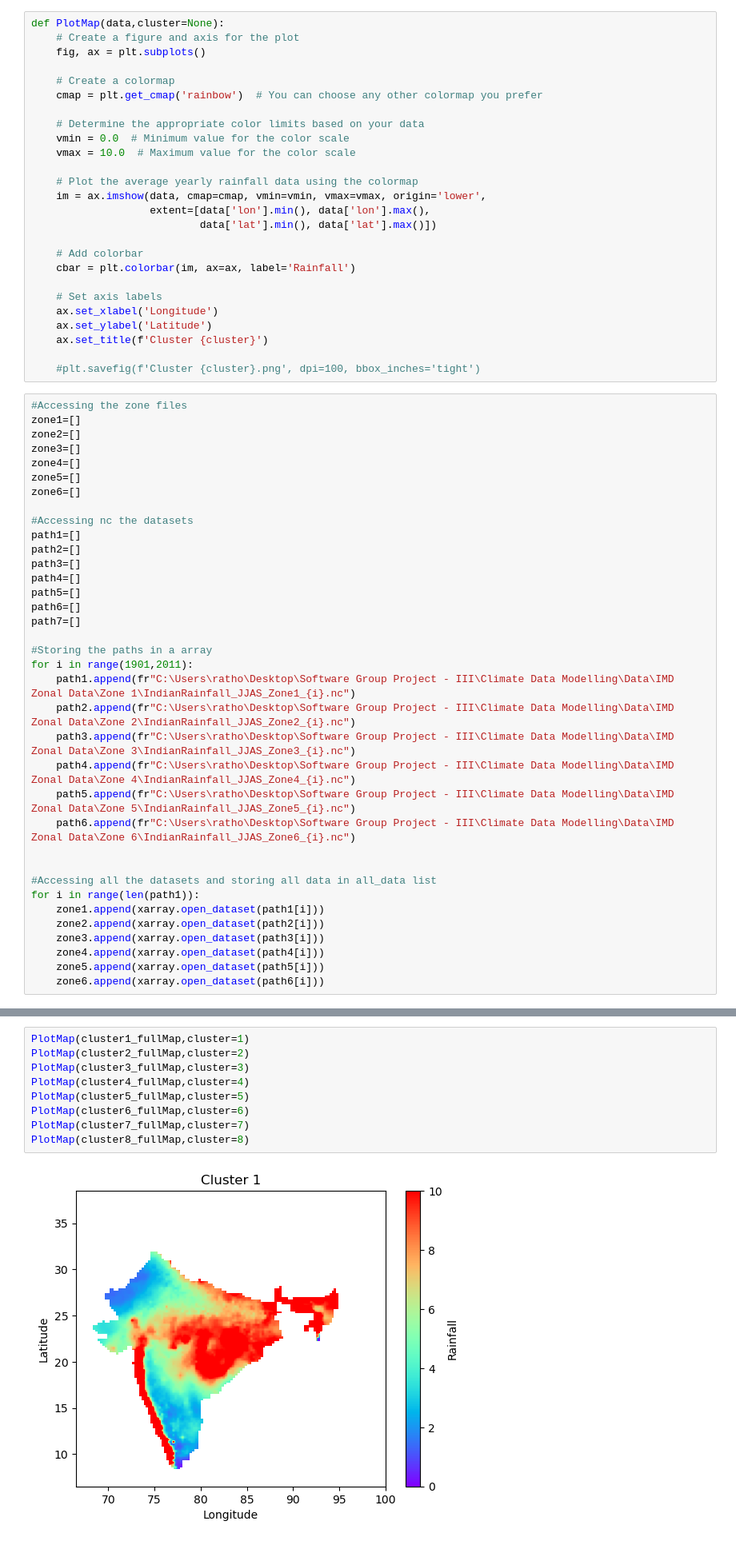
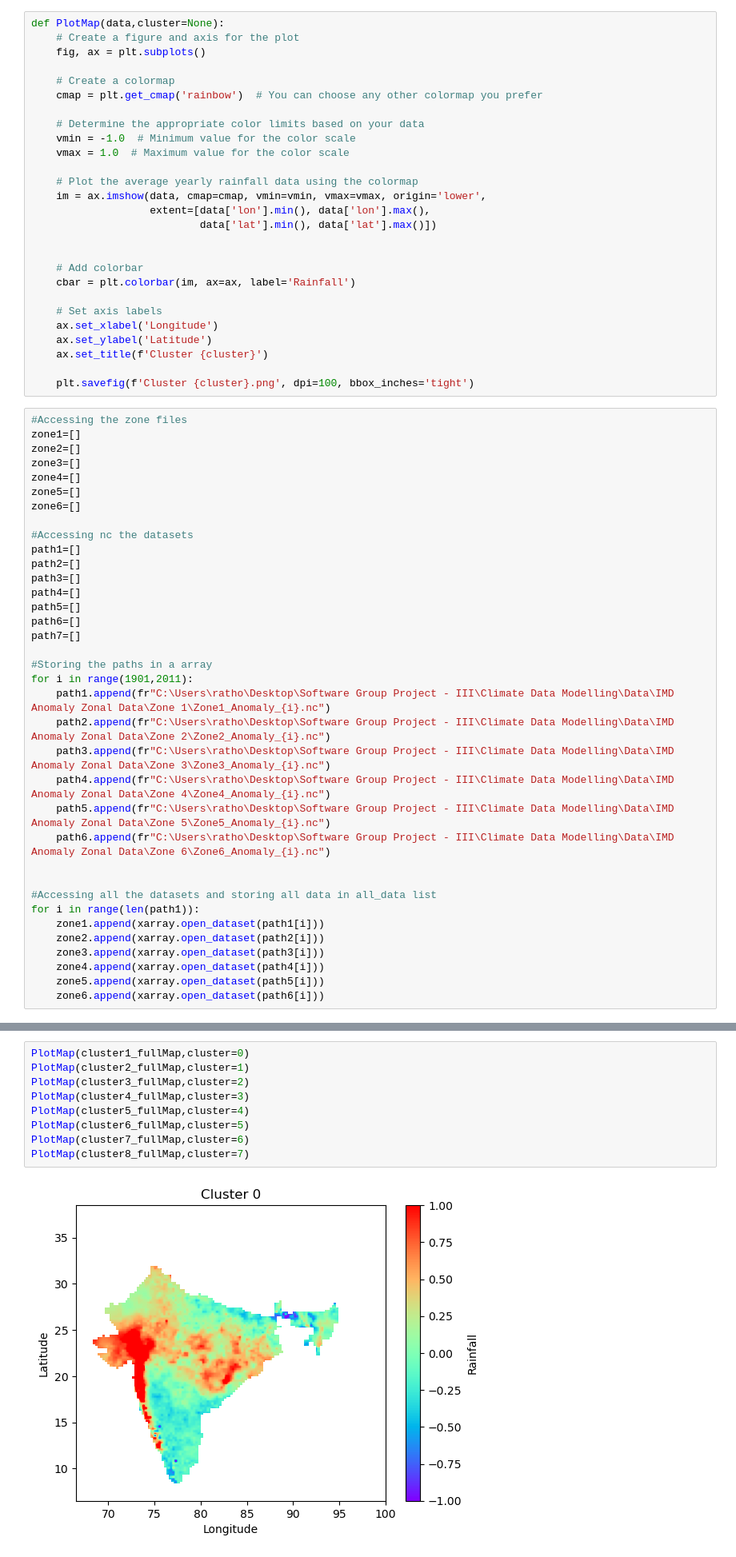
Before and after one commit to KishanRathod17/Climate-Data-Modelling, a Jupyter notebook: Codes/K Means.ipynb, the cells around one changed output, grey strips where cells are left out. Shown at 80% size. Drawn from its saved outputs; the diff is of its cells as text.

```diff
--- a/Codes/K Means.ipynb
+++ b/Codes/K Means.ipynb
@@ -115,13 +115,14 @@ def PlotMap(data,cluster=None):
     cmap = plt.get_cmap('rainbow')  # You can choose any other colormap you prefer
 
     # Determine the appropriate color limits based on your data
-    vmin = 0.0  # Minimum value for the color scale
-    vmax = 10.0  # Maximum value for the color scale
+    vmin = -1.0  # Minimum value for the color scale
+    vmax = 1.0  # Maximum value for the color scale
 
     # Plot the average yearly rainfall data using the colormap
     im = ax.imshow(data, cmap=cmap, vmin=vmin, vmax=vmax, origin='lower',
                    extent=[data['lon'].min(), data['lon'].max(),
                            data['lat'].min(), data['lat'].max()])
+
 
     # Add colorbar
     cbar = plt.colorbar(im, ax=ax, label='Rainfall')
@@ -131,7 +132,7 @@ def PlotMap(data,cluster=None):
     ax.set_ylabel('Latitude')
     ax.set_title(f'Cluster {cluster}')
 
-    #plt.savefig(f'Cluster {cluster}.png', dpi=100, bbox_inches='tight')
+    plt.savefig(f'Cluster {cluster}.png', dpi=100, bbox_inches='tight')
 # %%
 #Accessing the zone files
 zone1=[]
@@ -152,12 +153,12 @@ path7=[]
 
 #Storing the paths in a array
 for i in range(1901,2011):
-    path1.append(fr"C:\Users\ratho\Desktop\Software Group Project - III\Climate Data Modelling\Data\IMD Zonal Data\Zone 1\IndianRainfall_JJAS_Zone1_{i}.nc")
-    path2.append(fr"C:\Users\ratho\Desktop\Software Group Project - III\Climate Data Modelling\Data\IMD Zonal Data\Zone 2\IndianRainfall_JJAS_Zone2_{i}.nc")
-    path3.append(fr"C:\Users\ratho\Desktop\Software Group Project - III\Climate Data Modelling\Data\IMD Zonal Data\Zone 3\IndianRainfall_JJAS_Zone3_{i}.nc")
-    path4.append(fr"C:\Users\ratho\Desktop\Software Group Project - III\Climate Data Modelling\Data\IMD Zonal Data\Zone 4\IndianRainfall_JJAS_Zone4_{i}.nc")
-    path5.append(fr"C:\Users\ratho\Desktop\Software Group Project - III\Climate Data Modelling\Data\IMD Zonal Data\Zone 5\IndianRainfall_JJAS_Zone5_{i}.nc")
-    path6.append(fr"C:\Users\ratho\Desktop\Software Group Project - III\Climate Data Modelling\Data\IMD Zonal Data\Zone 6\IndianRainfall_JJAS_Zone6_{i}.nc")
+    path1.append(fr"C:\Users\ratho\Desktop\Software Group Project - III\Climate Data Modelling\Data\IMD Anomaly Zonal Data\Zone 1\Zone1_Anomaly_{i}.nc")
+    path2.append(fr"C:\Users\ratho\Desktop\Software Group Project - III\Climate Data Modelling\Data\IMD Anomaly Zonal Data\Zone 2\Zone2_Anomaly_{i}.nc")
+    path3.append(fr"C:\Users\ratho\Desktop\Software Group Project - III\Climate Data Modelling\Data\IMD Anomaly Zonal Data\Zone 3\Zone3_Anomaly_{i}.nc")
+    path4.append(fr"C:\Users\ratho\Desktop\Software Group Project - III\Climate Data Modelling\Data\IMD Anomaly Zonal Data\Zone 4\Zone4_Anomaly_{i}.nc")
+    path5.append(fr"C:\Users\ratho\Desktop\Software Group Project - III\Climate Data Modelling\Data\IMD Anomaly Zonal Data\Zone 5\Zone5_Anomaly_{i}.nc")
+    path6.append(fr"C:\Users\ratho\Desktop\Software Group Project - III\Climate Data Modelling\Data\IMD Anomaly Zonal Data\Zone 6\Zone6_Anomaly_{i}.nc")
 
 
 #Accessing all the datasets and storing all data in all_data list
@@ -224,13 +225,13 @@ cluster6_fullMap=getFullMapCluster(zone1,zone2,zone3,zone4,zone5,zone6,cluster6_
 cluster7_fullMap=getFullMapCluster(zone1,zone2,zone3,zone4,zone5,zone6,cluster7_years)
 cluster8_fullMap=getFullMapCluster(zone1,zone2,zone3,zone4,zone5,zone6,cluster8_years)
 # %%
-PlotMap(cluster1_fullMap,cluster=1)
-PlotMap(cluster2_fullMap,cluster=2)
-PlotMap(cluster3_fullMap,cluster=3)
-PlotMap(cluster4_fullMap,cluster=4)
-PlotMap(cluster5_fullMap,cluster=5)
-PlotMap(cluster6_fullMap,cluster=6)
-PlotMap(cluster7_fullMap,cluster=7)
-PlotMap(cluster8_fullMap,cluster=8)
+PlotMap(cluster1_fullMap,cluster=0)
+PlotMap(cluster2_fullMap,cluster=1)
+PlotMap(cluster3_fullMap,cluster=2)
+PlotMap(cluster4_fullMap,cluster=3)
+PlotMap(cluster5_fullMap,cluster=4)
+PlotMap(cluster6_fullMap,cluster=5)
+PlotMap(cluster7_fullMap,cluster=6)
+PlotMap(cluster8_fullMap,cluster=7)
 # %% [output]
-[figure, old version]
+[figure, new version]
```
Also changed, not shown: parts of 3 cells of this notebook.
